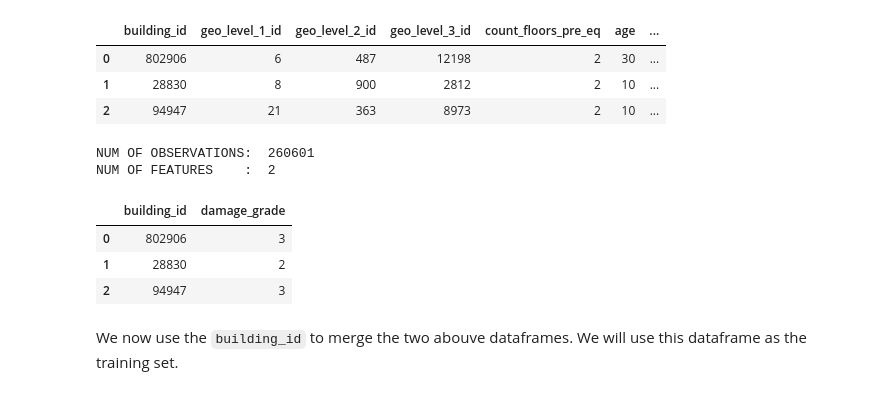
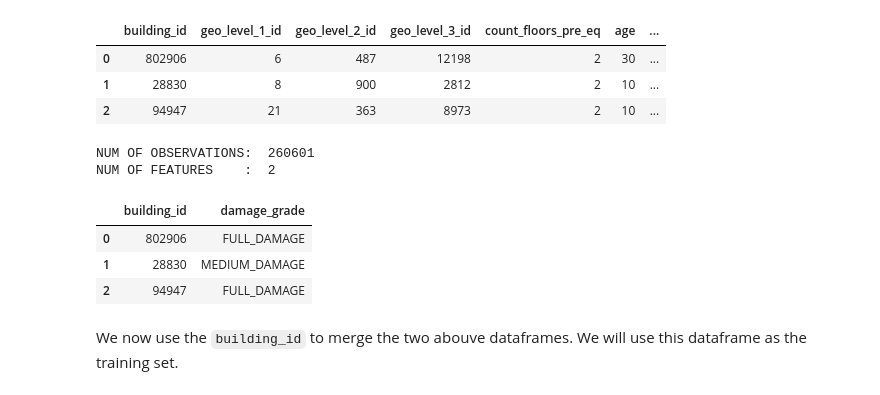
Before and after one commit to BhekiMabheka/Competitions, a Jupyter notebook: Predicting_Earthquake_Damage.ipynb, the cells around one changed output. Saved outputs shown, nothing was run; the diff lists cells and outputs as text; code cells hidden in the pictures.

```diff
--- a/Predicting_Earthquake_Damage.ipynb
+++ b/Predicting_Earthquake_Damage.ipynb
@@ -51,15 +52,16 @@ NUM OF FEATURES    :  39
 # %%
 train_labels = pd.read_csv("https://raw.githubusercontent.com/BhekiMabheka/Data/master/earthquake_train_labels.csv")
 print("NUM OF OBSERVATIONS: ",train_labels.shape[0])
 print("NUM OF FEATURES    : ",train_labels.shape[1])
+train_labels["damage_grade"] = train_labels.damage_grade.map({1: "LOW_DAMAGE", 2: "MEDIUM_DAMAGE", 3: "FULL_DAMAGE"})
 train_labels.head(3)
 # %% [output]
 NUM OF OBSERVATIONS:  260601
 NUM OF FEATURES    :  2
 |  | building_id | damage_grade |
-| 0 | 802906 | 3 |
-| 1 | 28830 | 2 |
-| 2 | 94947 | 3 |
+| 0 | 802906 | FULL_DAMAGE |
+| 1 | 28830 | MEDIUM_DAMAGE |
+| 2 | 94947 | FULL_DAMAGE |
 # %% [markdown]
 We now use the `building_id` to merge the two abouve dataframes. We will use this dataframe as the training set.
 # %%
```
Also changed, not shown: parts of 5 cells of this notebook.
